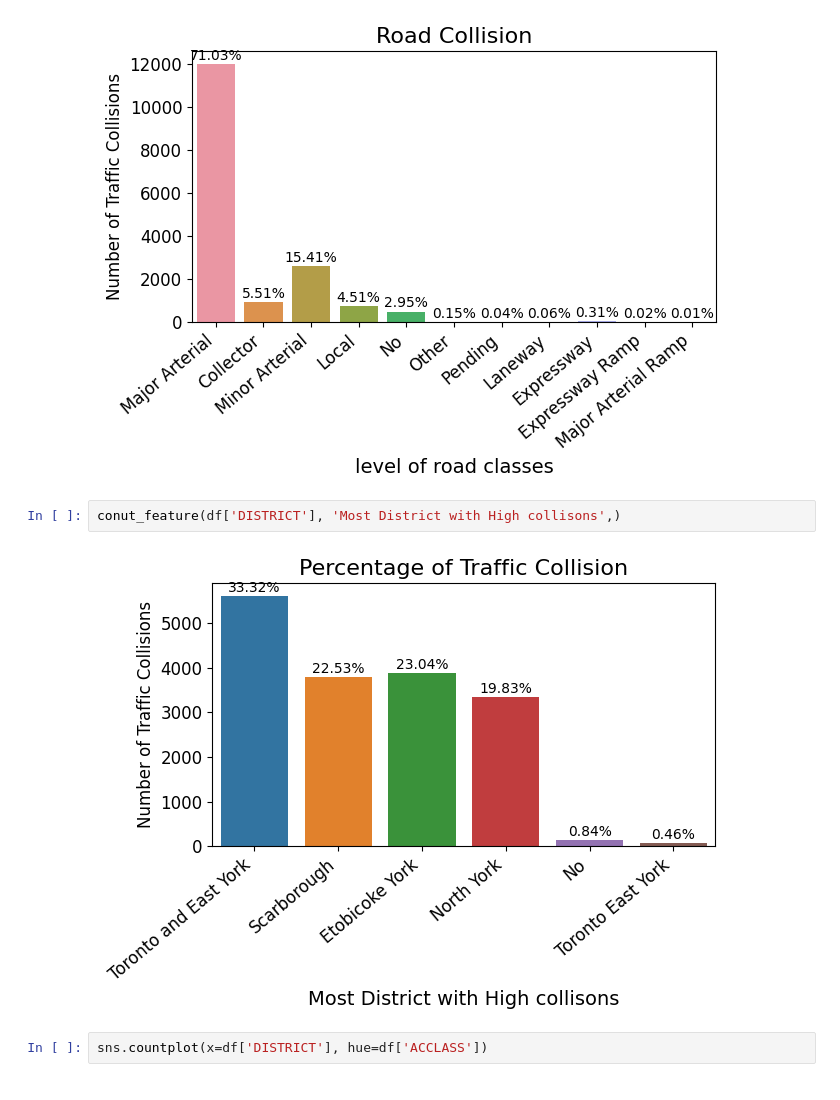
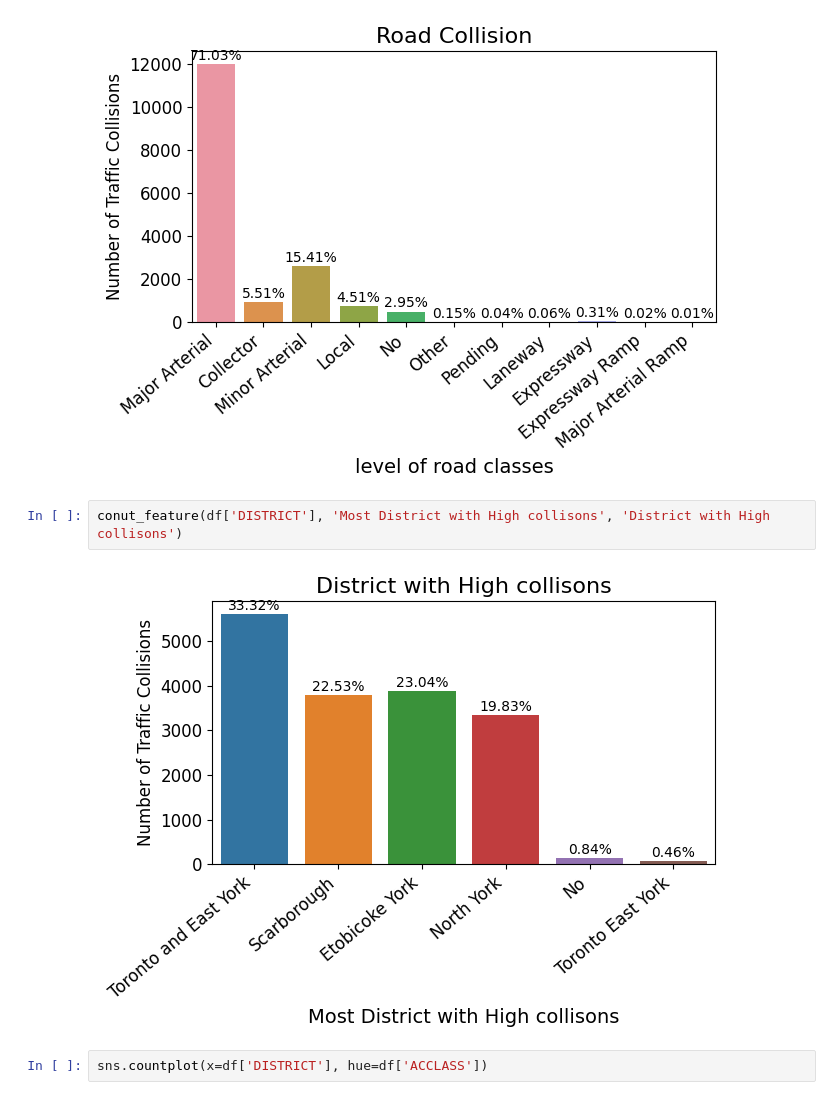
Before and after one commit to KingSolDot/Traffic_Collision_Outcome_Prediciton, a Jupyter notebook: traffic_collision_outcome_prediction.ipynb, the cells around one changed output. Cells and saved outputs as stored; diff of their text form.

```diff
--- a/traffic_collision_outcome_prediction.ipynb
+++ b/traffic_collision_outcome_prediction.ipynb
@@ -127,9 +127,9 @@ conut_feature(df['ROAD_CLASS'], 'level of road classes','Road Collision')
 # %% [output]
 [figure]
 # %%
-conut_feature(df['DISTRICT'], 'Most District with High collisons',)
+conut_feature(df['DISTRICT'], 'Most District with High collisons', 'District with High collisons')
 # %% [output]
-[figure, old version]
+[figure, new version]
 # %%
 sns.countplot(x=df['DISTRICT'], hue=df['ACCLASS'])
 # %% [output]
```
Also changed, not shown: parts of 14 cells of this notebook.
